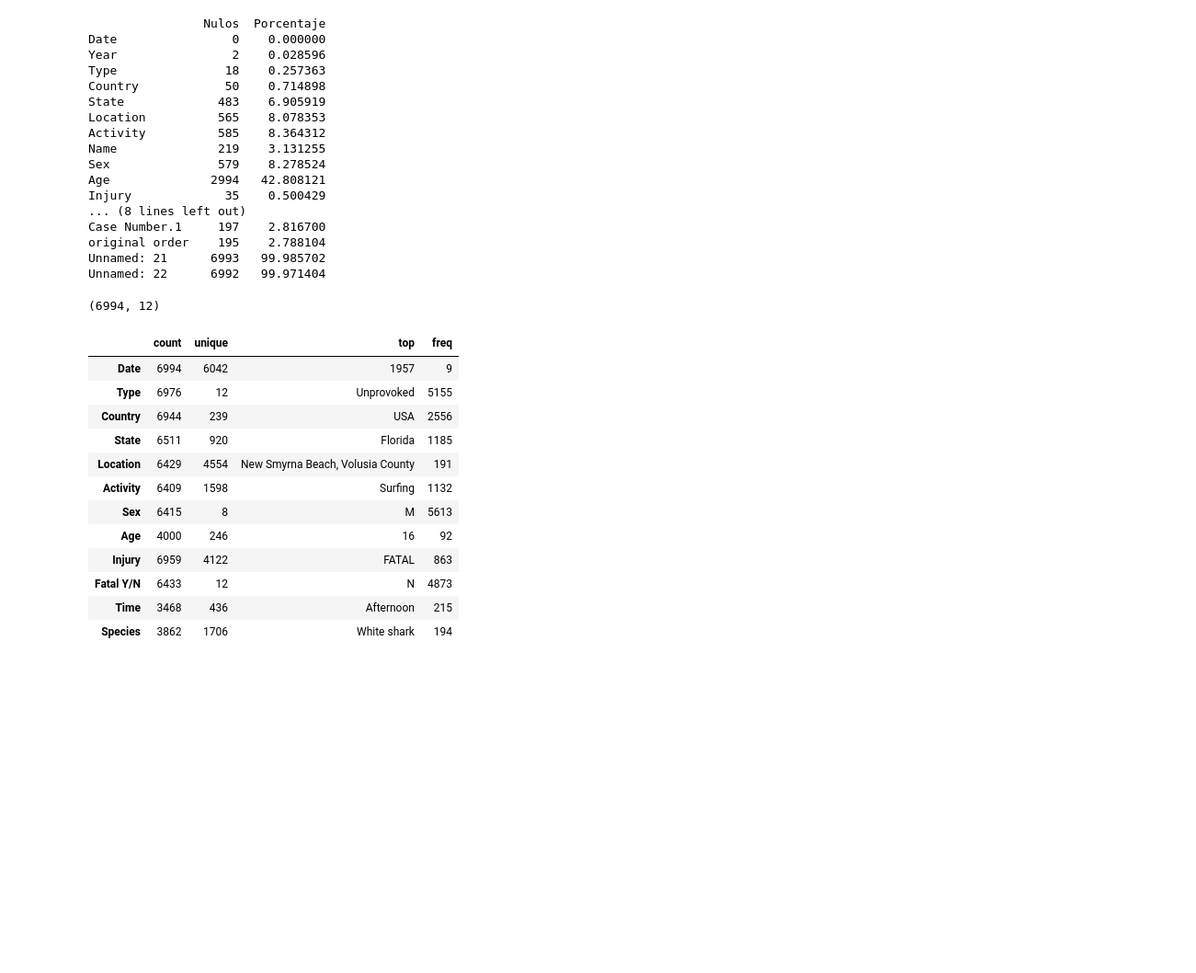
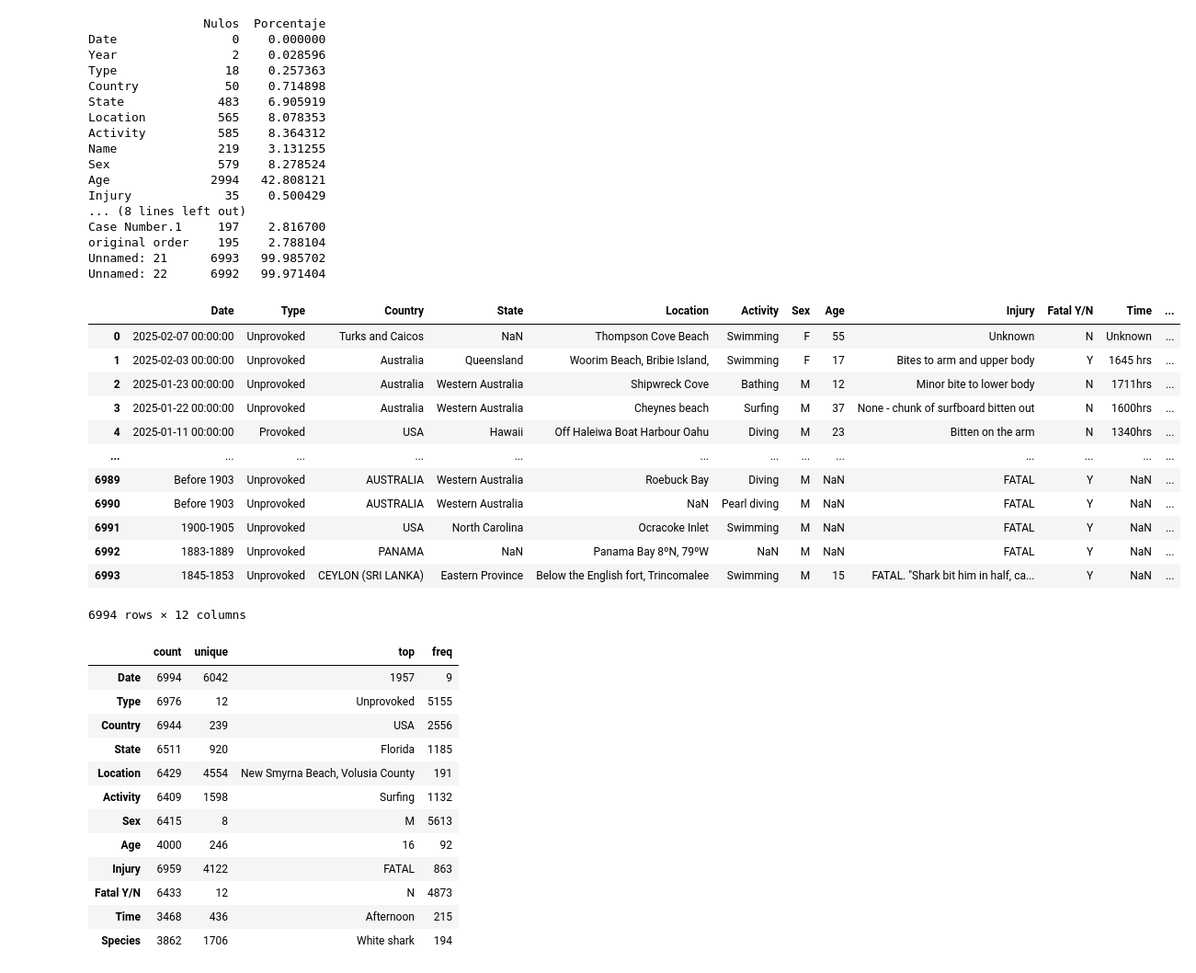
Before and after one commit to Cristina-Puertas-Camarero/shark-attacks, a Jupyter notebook: Ataque_tiburones_Cris_con_Gráficas.ipynb, the cells around one changed output. Shown at 92% size. Saved outputs shown, nothing was run; the diff lists cells and outputs as text; code cells hidden in the pictures; blank space fills up the shorter version.

```diff
--- a/Ataque_tiburones_Cris_con_Gráficas.ipynb
+++ b/Ataque_tiburones_Cris_con_Gráficas.ipynb
@@ -126,9 +127,21 @@ df.drop('Source', axis=1, inplace=True)
 # %%
 # Veamos como queda después del los primero cambios.
 # %%
-df.shape
+df
 # %% [output]
+|  | Date | Type | Country | State | Location | Activity | Sex | Age | Injury | Fatal Y/N | Time | ... |
+| 0 | 2025-02-07 00:00:00 | Unprovoked | Turks and Caicos | NaN | Thompson Cove Beach | Swimming | F | 55 | Unknown | N | Unknown | ... |
+| 1 | 2025-02-03 00:00:00 | Unprovoked | Australia | Queensland | Woorim Beach, Bribie Island, | Swimming | F | 17 | Bites to arm and upper body | Y | 1645 hrs | ... |
+| 2 | 2025-01-23 00:00:00 | Unprovoked | Australia | Western Australia | Shipwreck Cove | Bathing | M | 12 | Minor bite to lower body | N | 1711hrs | ... |
+| 3 | 2025-01-22 00:00:00 | Unprovoked | Australia | Western Australia | Cheynes beach | Surfing | M | 37 | None - chunk of surfboard bitten out | N | 1600hrs | ... |
+| 4 | 2025-01-11 00:00:00 | Provoked | USA | Hawaii | Off Haleiwa Boat Harbour Oahu | Diving | M | 23 | Bitten on the arm | N | 1340hrs | ... |
+| ... | ... | ... | ... | ... | ... | ... | ... | ... | ... | ... | ... | ... |
+| 6989 | Before 1903 | Unprovoked | AUSTRALIA | Western Australia | Roebuck Bay | Diving | M | NaN | FATAL | Y | NaN | ... |
+| 6990 | Before 1903 | Unprovoked | AUSTRALIA | Western Australia | NaN | Pearl diving | M | NaN | FATAL | Y | NaN | ... |
+| 6991 | 1900-1905 | Unprovoked | USA | North Carolina | Ocracoke Inlet | Swimming | M | NaN | FATAL | Y | NaN | ... |
+| 6992 | 1883-1889 | Unprovoked | PANAMA | NaN | Panama Bay 8ºN, 79ºW | NaN | M | NaN | FATAL | Y | NaN | ... |
+| 6993 | 1845-1853 | Unprovoked | CEYLON (SRI LANKA) | Eastern Province | Below the English fort, Trincomalee | Swimming | M | 15 | FATAL. "Shark bit him in half, ca... | Y | NaN | ... |
-(6994, 12)
+6994 rows × 12 columns
 # %%
 # Podemos observar, un nivel de datos y columnas mucho más manejable y acorde a nuestro objetivo final.
 # %%
```
Also changed, not shown: parts of 3 cells of this notebook, 2 other files.
